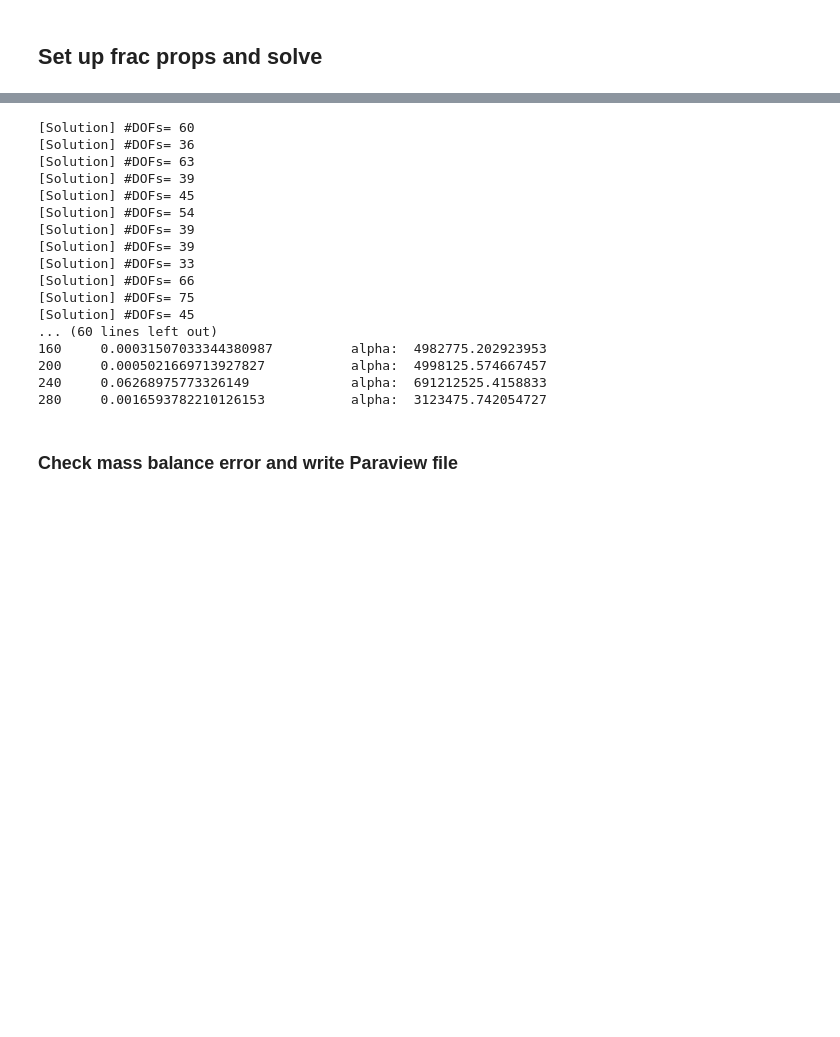
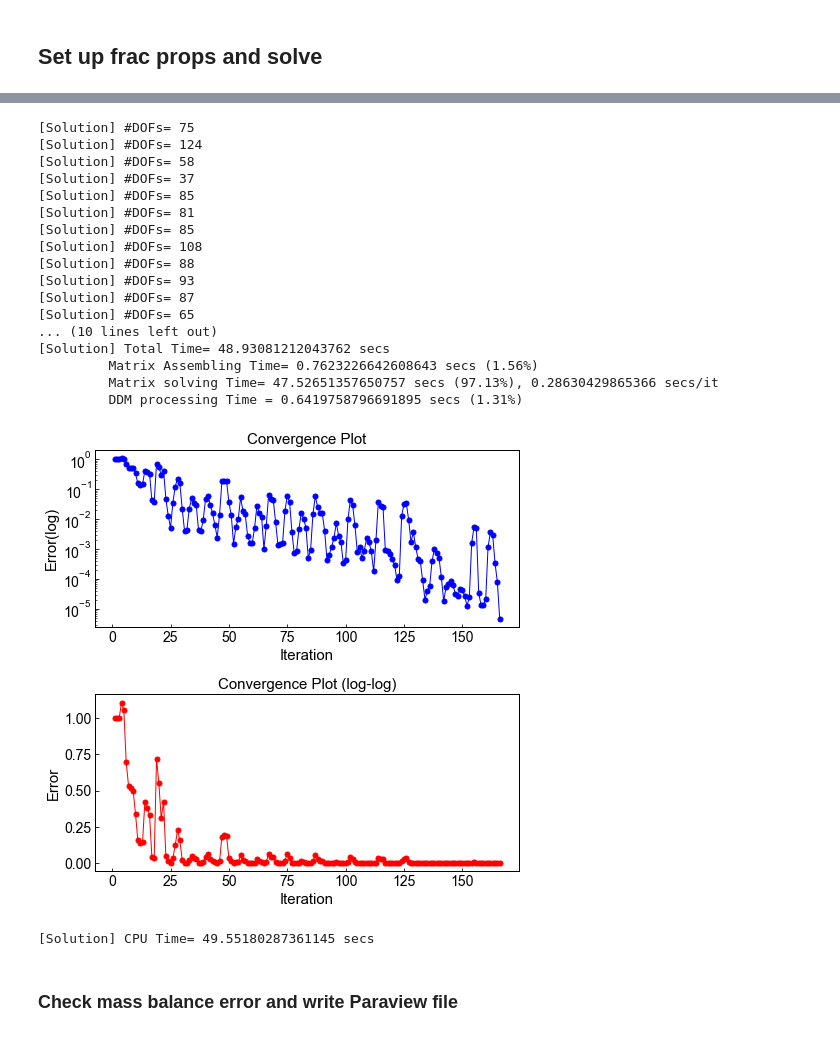
Before and after one commit to BinWang0213/PyDFN3D, a Jupyter notebook: Examples/ComplexDFNs.ipynb, the cells around one changed output, grey strips where cells are left out. Drawn from its saved outputs; the diff is of its cells as text; code cells hidden in the pictures; blank space fills up the shorter version.

```diff
--- a/Examples/ComplexDFNs.ipynb
+++ b/Examples/ComplexDFNs.ipynb
@@ -121,24 +165,25 @@ for BC in Inlets+Outlets:
 # %%
-Case1.setFracProperties(perm=3e-10,aperature=0.01)
-Case1.solveFlow(max_iters=2000,tolerance=1e-6)
+Case1.solveFlow(max_iters=2000,tolerance=1e-5)
 # %% [output]
-[Solution] #DOFs= 60
-[Solution] #DOFs= 36
-[Solution] #DOFs= 63
-[Solution] #DOFs= 39
-[Solution] #DOFs= 45
-[Solution] #DOFs= 54
-[Solution] #DOFs= 39
-[Solution] #DOFs= 39
-[Solution] #DOFs= 33
-[Solution] #DOFs= 66
 [Solution] #DOFs= 75
-[Solution] #DOFs= 45
-... (60 lines left out)
-160     0.00031507033344380987          alpha:  4982775.202923953
-200     0.0005021669713927827           alpha:  4998125.574667457
-240     0.06268975773326149             alpha:  691212525.4158833
-280     0.0016593782210126153           alpha:  3123475.742054727
+[Solution] #DOFs= 124
+[Solution] #DOFs= 58
+[Solution] #DOFs= 37
+[Solution] #DOFs= 85
+[Solution] #DOFs= 81
+[Solution] #DOFs= 85
+[Solution] #DOFs= 108
+[Solution] #DOFs= 88
+[Solution] #DOFs= 93
+[Solution] #DOFs= 87
+[Solution] #DOFs= 65
+... (10 lines left out)
+[Solution] Total Time= 48.93081212043762 secs
+         Matrix Assembling Time= 0.7623226642608643 secs (1.56%)
+         Matrix solving Time= 47.52651357650757 secs (97.13%), 0.28630429865366 secs/it
+         DDM processing Time = 0.6419758796691895 secs (1.31%)
+[figure, added]
+[Solution] CPU Time= 49.55180287361145 secs
 # %% [markdown]
 ### Check mass balance error and write Paraview file
 # %%
```
Also changed, not shown: parts of 14 cells of this notebook, 10 other files.
